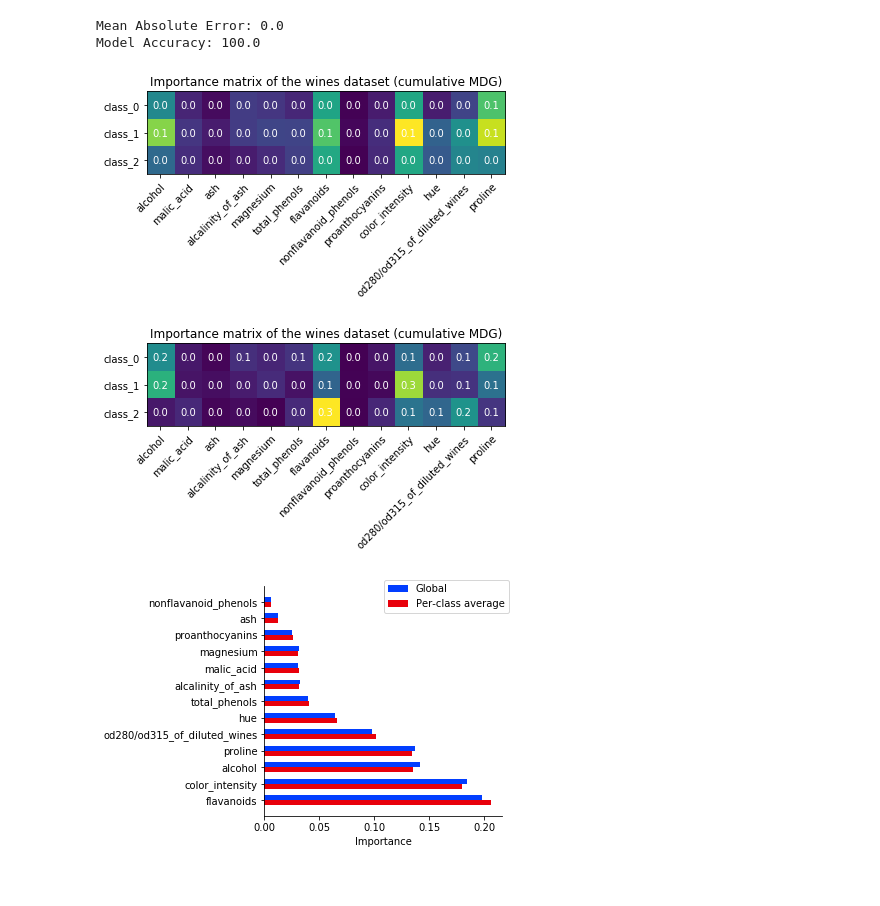
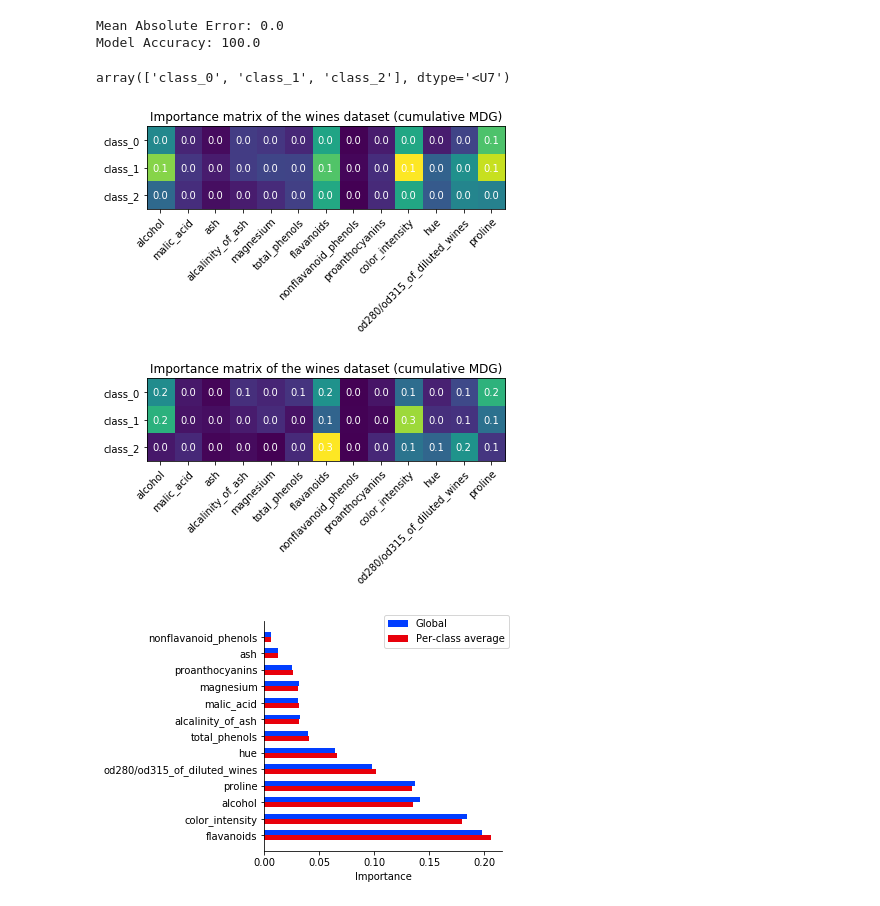
Before and after one commit to GiulioPr/Pcfi, a Jupyter notebook: 1_code/pibc-demo-v2.ipynb, the cells around one changed output. Cells and saved outputs as stored; diff of their text form; code cells hidden in the pictures.

```diff
--- a/1_code/pibc-demo-v2.ipynb
+++ b/1_code/pibc-demo-v2.ipynb
@@ -410,9 +409,6 @@ def calcImportanceMatrix(rf_clf):
     #normalise importance over each class
     importance_matrix = (importance_matrix.T / np.sum(importance_matrix, axis=1)).T
     return(importance_matrix)
-# %%
-imp_mat_old = calcImportanceMatrix_old(rf_clf)
-imp_mat = calcImportanceMatrix(rf_clf)
 # %% [markdown]
 Now that we have the importance matrix (the importance of each predictor for predicting each class), we can plot the data to see which predictors are most important for each class. The simplest way to visualize these relationships is with a heatmap.
 # %%
@@ -492,6 +488,10 @@ print('Model Accuracy: {}'.format(round(acc, 2)))
 # %% [output]
 Mean Absolute Error: 0.0
 Model Accuracy: 100.0
+# %%
+wines.target_names
+# %% [output]
+array(['class_0', 'class_1', 'class_2'], dtype='<U7')
 # %%
 ###IMPORTANCE MATRIX - OLD VS NEW VERSION
 
@@ -519,36 +519,36 @@ for i in range(len(list(wines.target_names))):
 ax.set_title("Importance matrix of the wines dataset (cumulative MDG)")
 fig.tight_layout()
 plt.show()
 
 
 
 # calculate the importance matrix
-imp_mat = calcImportanceMatrix(rf_clf)
+imp_mat = importanceMatrix.calcImportanceMatrix(rf_clf)
 
 # plot the result
 fig, ax = plt.subplots()
 im = ax.imshow(imp_mat)
 
 # adding figure annotations
 ax.set_xticks(np.arange(imp_mat.shape[1]))
 ax.set_yticks(np.arange(imp_mat.shape[0]))
 ax.set_xticklabels(list(wines.feature_names))
 ax.set_yticklabels(list(wines.target_names))
 
 # rotate the tick labels and set alignment
 plt.setp(ax.get_xticklabels(), rotation=45, ha="right", rotation_mode="anchor")
 
 # create text annotations over the heatmap
 for i in range(len(list(wines.target_names))):
     for j in range(len(list(wines.feature_names))):
         text = ax.text(j, i, round(imp_mat[i, j], 1), ha="center", va="center", color="w")
 
 ax.set_title("Importance matrix of the wines dataset (cumulative MDG)")
 fig.tight_layout()
 plt.show()
 # %% [output]
-[figure, old version]
+[figure, new version]
-[figure, old version]
+[figure, new version]
 # %%
 ###GLOBAL VS PER-CLASS AVERAGE IMPORTANCE
 fig, ax = plt.subplots()
```
Also changed, not shown: parts of 9 cells of this notebook, 3 other files.
